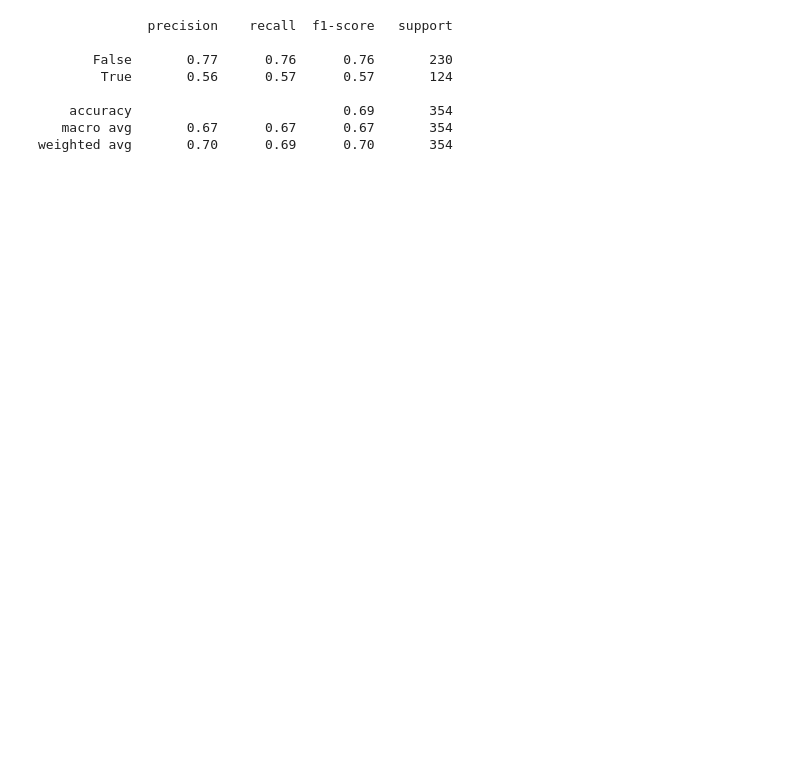
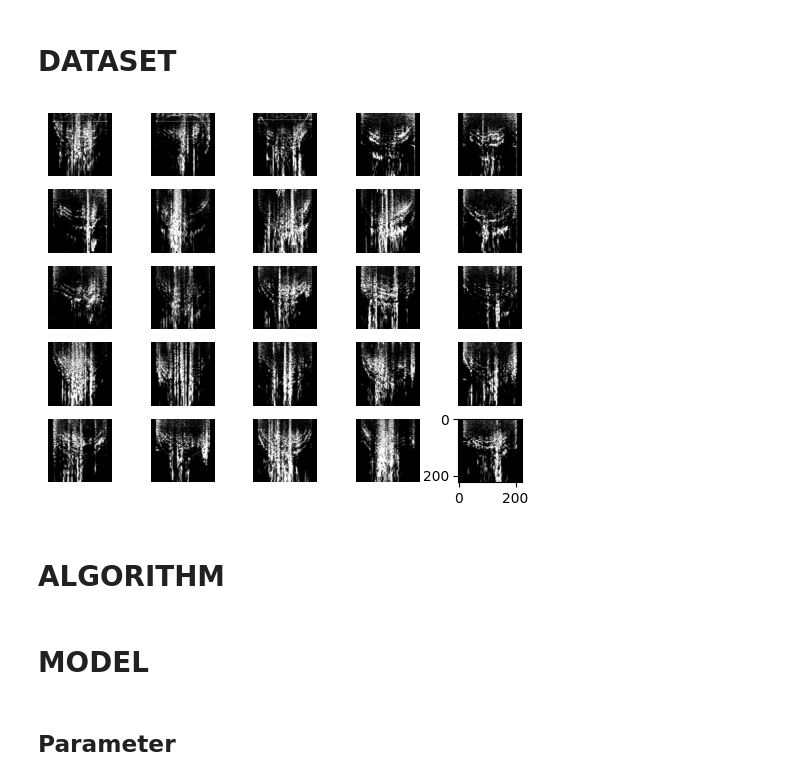
Before and after one commit to ybkmay/Space-Weather-Detector, a Jupyter notebook: space_weather_detector.ipynb, the cells around one changed output. Cells and saved outputs as stored; diff of their text form; code cells hidden in the pictures; blank space fills up the shorter version.

```diff
--- a/space_weather_detector.ipynb
+++ b/space_weather_detector.ipynb
@@ -37,23 +7,29 @@ def detect(path_img,threshold):
+# %% [markdown]
+# DATASET
 # %%
-ds = []
-pathu = r"C:\Users\y\code\ai\u"
-pathnu = r"C:\Users\y\code\ai\nu"
+dspath = []
+
+pathu = r"C:\y\code\ai\u"
+pathnu = r"C:\y\code\ai\nu"
+
 for img_path in os.listdir(pathu):
-    ds.append(pathu+'\\'+img_path)
+    dspath.append(pathu+'\\'+img_path)
 for img_path in os.listdir(pathnu):
-    ds.append(pathnu+'\\'+img_path)
+    dspath.append(pathnu+'\\'+img_path)
 
-pred = [ds[i].split('\\')[-2]=='u' for i in range(len(ds))]
-res = [detect(ds[i],100,54)>54 for i in range(len(ds))]
+ds = [(cv.cvtColor(cv.imread(path),cv.COLOR_BGR2GRAY),path.split('\\')[-2]) for path in dspath]
 
-print(metrics.classification_report(pred,res))
-print(metrics.confusion_matrix(pred,res))
+size = len(ds[0][0])
+mid = int(size/2)
+
+plt.figure()
+for i in range(25):
+    plt.grid(False)
+    plt.axis('off')
+    plt.subplot(5,5,i+1)
+    plt.imshow(ds[i][0], cmap='gray')
+plt.show()
 # %% [output]
-              precision    recall  f1-score   support
-
-       False       0.77      0.76      0.76       230
-        True       0.56      0.57      0.57       124
-
-    accuracy                           0.69       354
-   macro avg       0.67      0.67      0.67       354
-weighted avg       0.70      0.69      0.70       354
+[figure, added]
+# %% [markdown]
+# ALGORITHM
@@ -59,0 +67,4 @@ weighted avg       0.70      0.69      0.70       354
+# %% [markdown]
+# MODEL
+# %% [markdown]
+## Parameter
```
Also changed, not shown: parts of 8 cells of this notebook.
